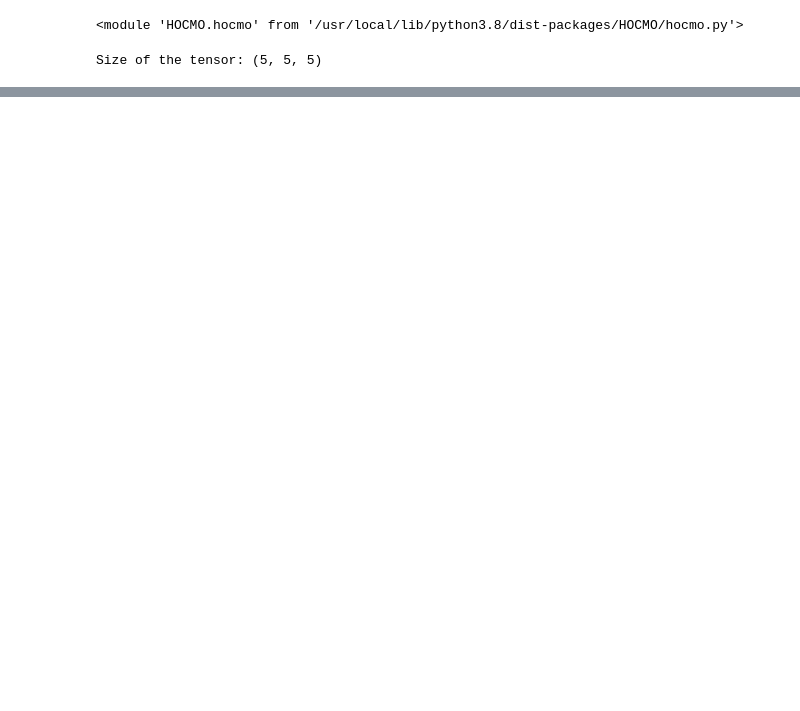
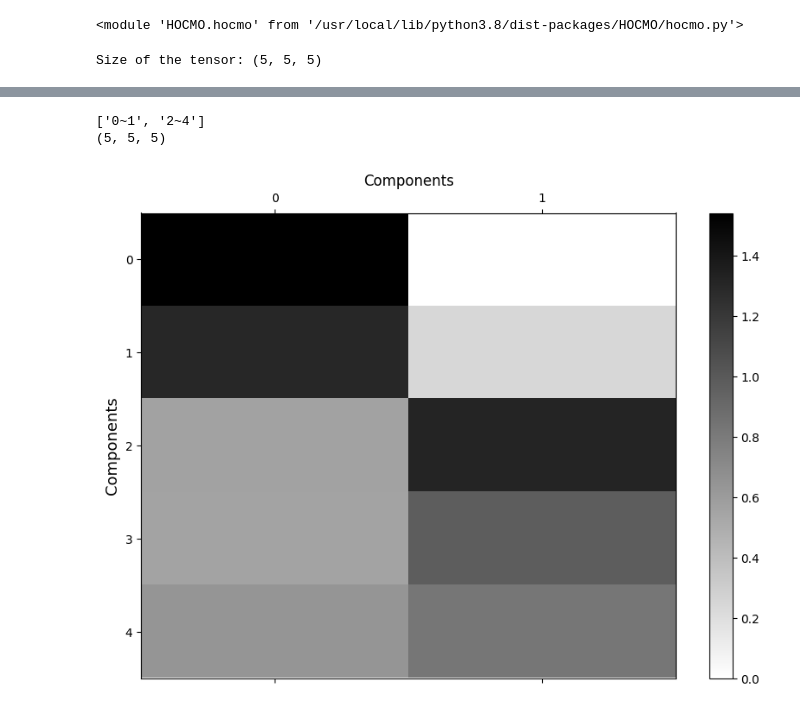
Before and after one commit to smollahlab/HOCMO, a Jupyter notebook: HOCMO/HOCMO_test.ipynb, the cells around one changed output, grey strips where cells are left out. Saved outputs shown, nothing was run; the diff lists cells and outputs as text; code cells hidden in the pictures; blank space fills up the shorter version.

```diff
--- a/HOCMO/HOCMO_test.ipynb
+++ b/HOCMO/HOCMO_test.ipynb
@@ -79,0 +41,2 @@ hocmo.factorize(tensor, components, method="ncp")
+# %%
+component_preds_A, component_preds_B = hocmo.componentPredictionsForFactors(A,B)
@@ -79,0 +54,9 @@ hocmo.factorize(tensor, components, method="ncp")
+# %%
+tensor_binary, A_ranked, A_names_ranked, A_clusters = hocmo.getClusterMembershipProbabilityA(A, components, component_preds_A,  incidence_matrix_binary, incidence_matrix,
+                                                        'Components', 'Proteins', "./data/A_ranked_per_cluster.png", )
+##What makes "A" A? Why is A disease and not protein etc etc?
+##What is supposed to be on the y axis?
+# %% [output]
+['0~1', '2~4']
+(5, 5, 5)
+[figure, added]
```
Also changed, not shown: parts of 17 cells of this notebook, 9 other files.
